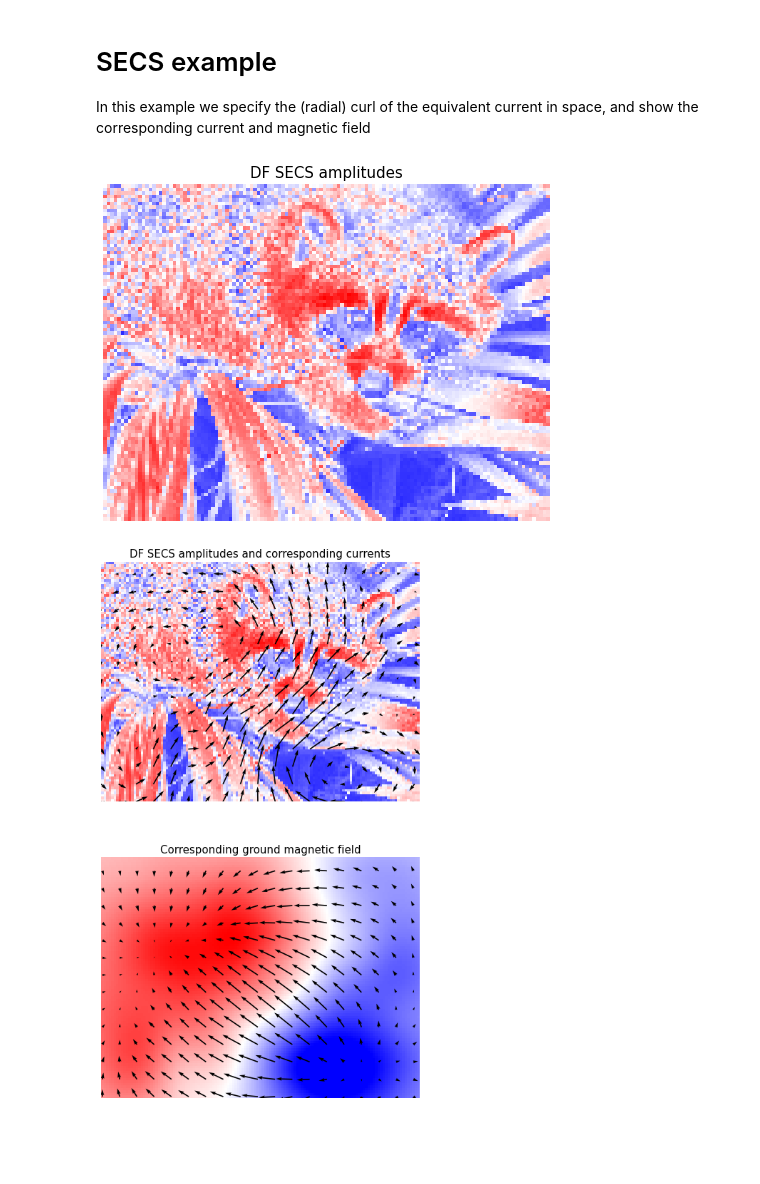
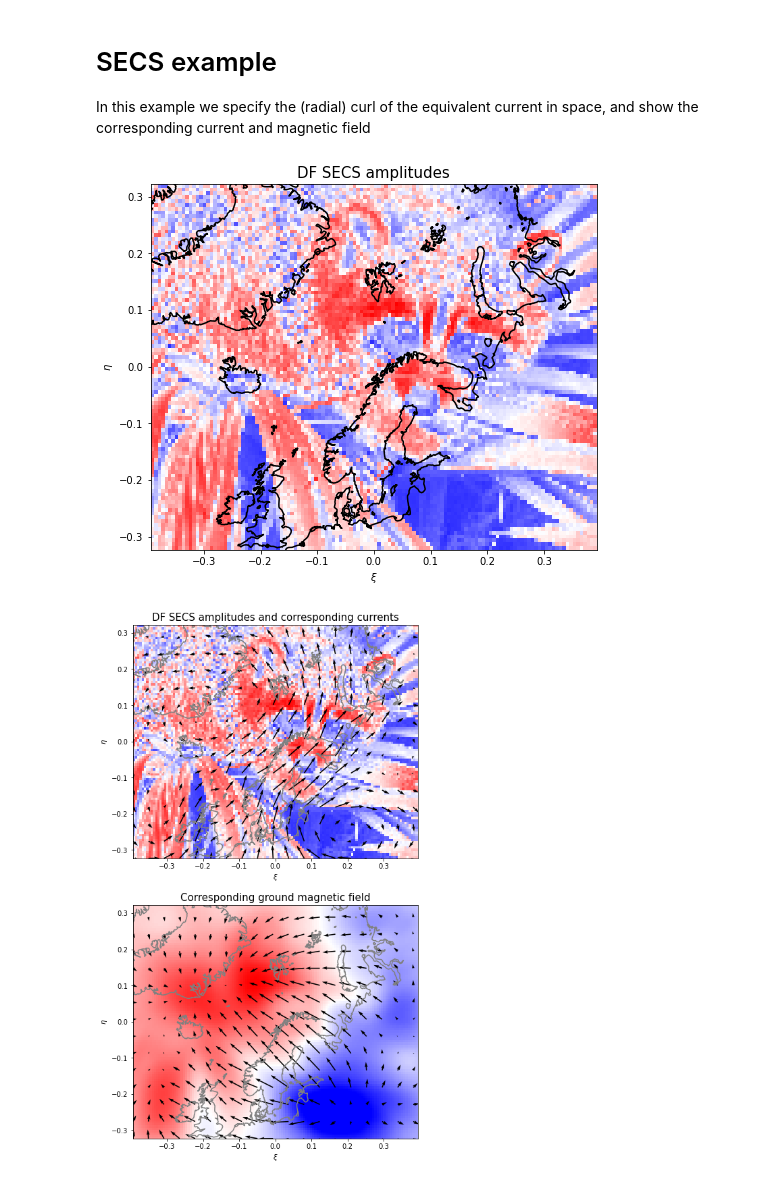
Before and after one commit to klaundal/secsy, a Jupyter notebook: notebooks/SECS_example.ipynb, the cells around one changed output. Drawn from its saved outputs; the diff is of its cells as text; code cells hidden in the pictures; blank space fills up the shorter version.

Commit message:
switched to CS plotting

```diff
--- a/notebooks/SECS_example.ipynb
+++ b/notebooks/SECS_example.ipynb
@@ -5,29 +5,30 @@ In this example we specify the (radial) curl of the equivalent current in space,
 # %%
 %matplotlib inline
 from secsy import cubedsphere as cs
+from secsy import CSplot
 from secsy import get_SECS_J_G_matrices, get_SECS_B_G_matrices
 import numpy as np
 from scipy.misc import face
 import matplotlib.pyplot as plt
 
 
-# load a picture to represent the SECS divergence-free amplitude (the curl of the current)
+# load racoon picture to represent the SECS divergence-free amplitude (the curl of the current)
 I = face(gray = True)[::8, ::8][::-1] # downsample and turn upside-down
 shp = I.shape
 I = I - I.mean()
 
 # set up cubed sphere projection and grid
-projection = cs.CSprojection((-105, 80), 90) # central (lon, lat) and orientation of the grid
-grid = cs.CSgrid(projection, shp[1] * 1e4, shp[0]*1e4, shp[0], shp[1], R = 6371.2e3, wshift = 1e3)
+projection = cs.CSprojection((15, 70), 0) # central (lon, lat) and orientation of the grid
+grid = cs.CSgrid(projection, shp[1] * .5e5, shp[0]*.5e5, shp[0], shp[1], R = 6371.2e3, wshift = 1e3)
 
 fig, ax = plt.subplots(figsize = (8, 7))
-ax.pcolormesh(grid.xi_mesh, grid.eta_mesh, I, cmap = plt.cm.bwr, vmin = -np.abs(I.max()), vmax = np.abs(I.max()))
-ax.set_axis_off()
-ax.set_aspect('equal')
-ax.set_title('DF SECS amplitudes', size = 15)
+csax = CSplot(ax, grid, gridtype = 'cs')
+csax.pcolormesh(grid.lon_mesh, grid.lat_mesh, I, cmap = plt.cm.bwr, vmin = -np.abs(I.max()), vmax = np.abs(I.max()))
+csax.ax.set_title('DF SECS amplitudes', size = 15)
+csax.add_coastlines(color = 'black', resolution = '50m')
 plt.show()
 # %% [output]
-[figure, old version]
+[figure, new version]
 # %%
 # set up an evaluation grid - note that we use grid.lon_mesh and grid.lat_mesh, which are offset from
 # grid.lon and grid.lat. This avoids singularities.
@@ -44,21 +45,22 @@ I = I.flatten()
 je, jn = Gej.dot(I).reshape(la.shape), Gnj.dot(I).reshape(la.shape)
 Be, Bn, Bu = GeB.dot(I).reshape(grid.lat_mesh.shape), GnB.dot(I).reshape(grid.lat_mesh.shape), GuB.dot(I).reshape(grid.lat_mesh.shape)
 # %%
-fig, ax = plt.subplots(nrows = 2, figsize = (8, 14))
-x, y, Ax, Ay = projection.vector_cube_projection(je, jn, lo, la, return_xi_eta = True)
-ax[0].pcolormesh(grid.xi_mesh, grid.eta_mesh, I.reshape(shp), cmap = plt.cm.bwr, vmin = -np.abs(I.max()), vmax = np.abs(I.max()))
-ax[0].set_axis_off()
-ax[0].set_aspect('equal')
-ax[0].quiver(x, y, Ax, Ay)
-ax[0].set_title('DF SECS amplitudes and corresponding currents', size = 15)
+fig, axes = plt.subplots(nrows = 2, figsize = (8, 14))
+csaxes = [CSplot(ax, grid, gridtype = 'cs') for ax in axes]
 
-x, y, Ax, Ay = projection.vector_cube_projection(Be[ss, ss].flatten(), Bn[ss, ss].flatten(), lo, la, return_xi_eta = True)
-ax[1].pcolormesh(grid.xi_mesh, grid.eta_mesh, Bu, cmap = plt.cm.bwr, vmin = -np.abs(Bu.max()), vmax = np.abs(Bu.max()))
-ax[1].set_axis_off()
-ax[1].set_aspect('equal')
-ax[1].quiver(x, y, Ax, Ay)
-ax[1].set_title('Corresponding ground magnetic field', size = 15)
+#x, y, Ax, Ay = projection.vector_cube_projection(je, jn, lo, la, return_xi_eta = True)
+csaxes[0].pcolormesh(grid.lon_mesh, grid.lat_mesh, I.reshape(shp), cmap = plt.cm.bwr, vmin = -np.abs(I.max()), vmax = np.abs(I.max()))
+csaxes[0].quiver(je, jn, lo, la)
+csaxes[0].ax.set_title('DF SECS amplitudes and corresponding currents', size = 15)
+
+csaxes[1].pcolormesh(grid.lon_mesh, grid.lat_mesh, Bu, cmap = plt.cm.bwr, vmin = -np.abs(Bu.max()), vmax = np.abs(Bu.max()))
+csaxes[1].quiver(Be[ss, ss].flatten(), Bn[ss, ss].flatten(), lo, la)
+csaxes[1].ax.set_title('Corresponding ground magnetic field', size = 15)
+
+for a in csaxes:
+    a.add_coastlines(color = 'grey', resolution = '50m')
+
 
 plt.show()
 # %% [output]
-[figure, old version]
+[figure, new version]
```
